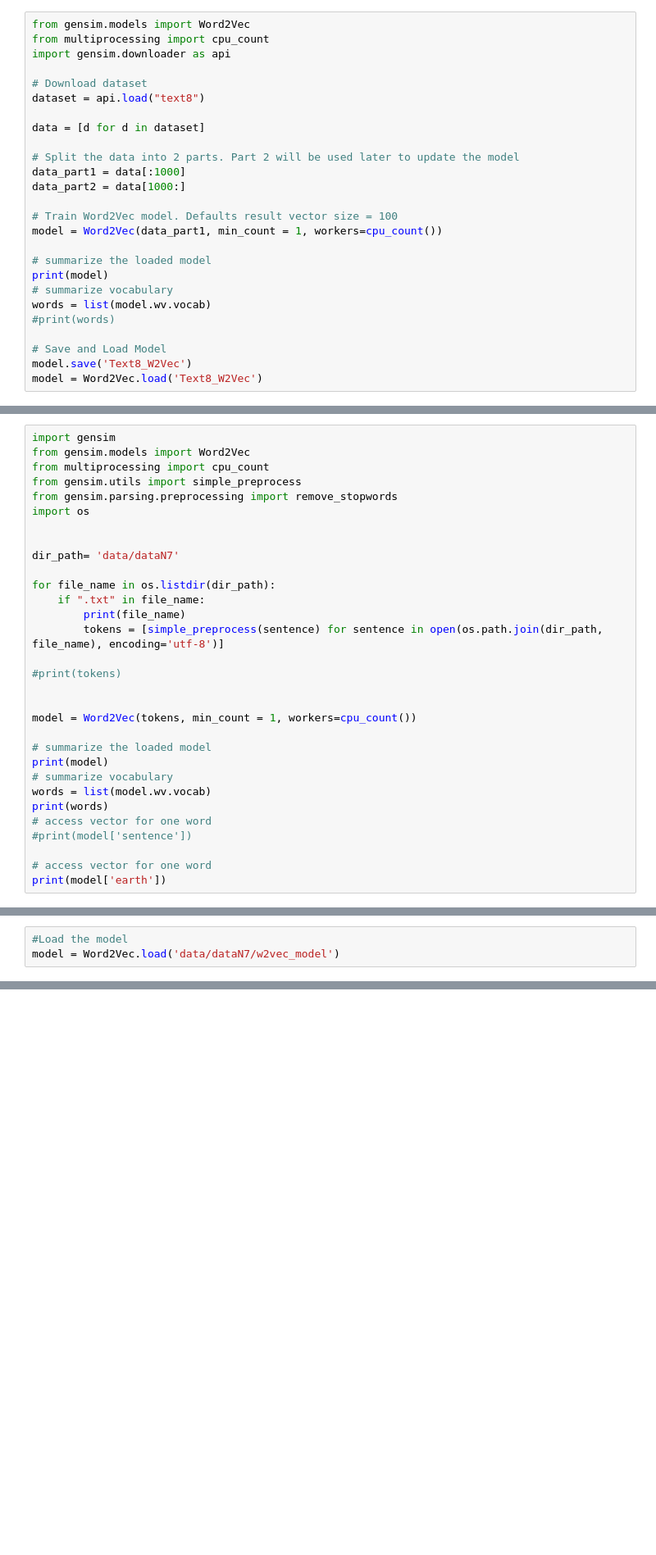
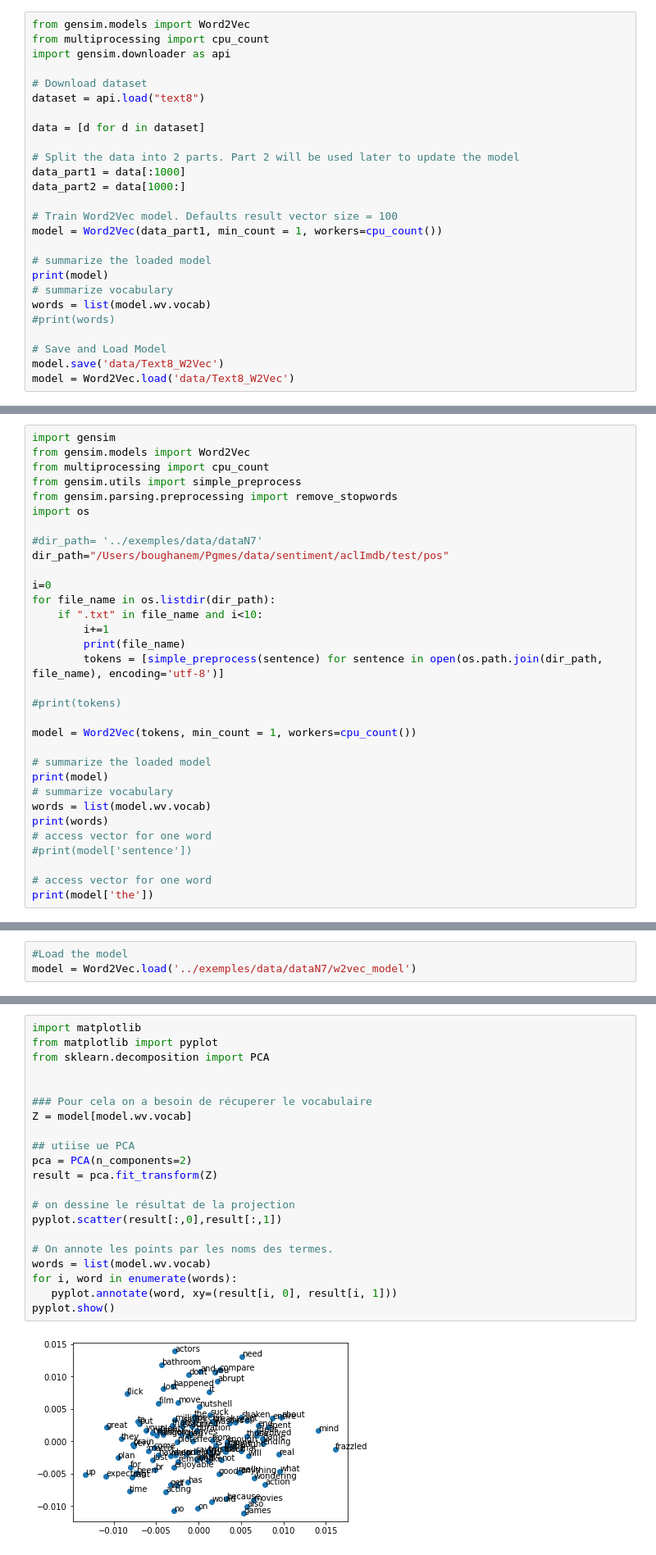
Before and after one commit to mbougha/Cours-RI, a Jupyter notebook: Cours_RI_part1.ipynb, the cells around one changed output, grey strips where cells are left out. Shown at 82% size. Drawn from its saved outputs; the diff is of its cells as text; blank space fills up the shorter version.

```diff
--- a/Cours_RI_part1.ipynb
+++ b/Cours_RI_part1.ipynb
@@ -448,8 +492,8 @@ words = list(model.wv.vocab)
 #print(words)
 
 # Save and Load Model
-model.save('Text8_W2Vec')
-model = Word2Vec.load('Text8_W2Vec')
+model.save('data/Text8_W2Vec')
+model = Word2Vec.load('data/Text8_W2Vec')
 # %%
 # access vector for one word
 print(model['sentence'])
@@ -471,16 +514,17 @@ from gensim.utils import simple_preprocess
 from gensim.parsing.preprocessing import remove_stopwords
 import os
 
+#dir_path= '../exemples/data/dataN7'
+dir_path="/Users/boughanem/Pgmes/data/sentiment/aclImdb/test/pos"
 
-dir_path= 'data/dataN7'
-
+i=0
 for file_name in os.listdir(dir_path):
-    if ".txt" in file_name:
+    if ".txt" in file_name and i<10:
+        i+=1
         print(file_name)
         tokens = [simple_preprocess(sentence) for sentence in open(os.path.join(dir_path, file_name), encoding='utf-8')]
 
 #print(tokens)
-
 
 model = Word2Vec(tokens, min_count = 1, workers=cpu_count())
 
@@ -493,4 +537,4 @@ print(words)
 #print(model['sentence'])
 
 # access vector for one word
-print(model['earth'])
+print(model['the'])
@@ -503,6 +565,6 @@ model.wv.save_word2vec_format('data/dataN7/w2vec_model_ascii', binary=False)
 # %%
 #Load the model
-model = Word2Vec.load('data/dataN7/w2vec_model')
+model = Word2Vec.load('../exemples/data/dataN7/w2vec_model')
 # %%
 # summarize vocabulary
 words = list(model.wv.vocab)
@@ -510,3 +576,26 @@ print(words)
+# %%
+import matplotlib
+from matplotlib import pyplot
+from sklearn.decomposition import PCA
+
+
+### Pour cela on a besoin de récuperer le vocabulaire
+Z = model[model.wv.vocab]
+
+## utiise ue PCA
+pca = PCA(n_components=2)
+result = pca.fit_transform(Z)
+
+# on dessine le résultat de la projection
+pyplot.scatter(result[:,0],result[:,1])
+
+# On annote les points par les noms des termes.
+words = list(model.wv.vocab)
+for i, word in enumerate(words):
+   pyplot.annotate(word, xy=(result[i, 0], result[i, 1]))
+pyplot.show()
+# %% [output]
+[figure, added]
 # %% [markdown]
 # Construction d'un fichier TF*IDF
 # %%
```
Also changed, not shown: parts of 55 cells of this notebook, 1 other file.
